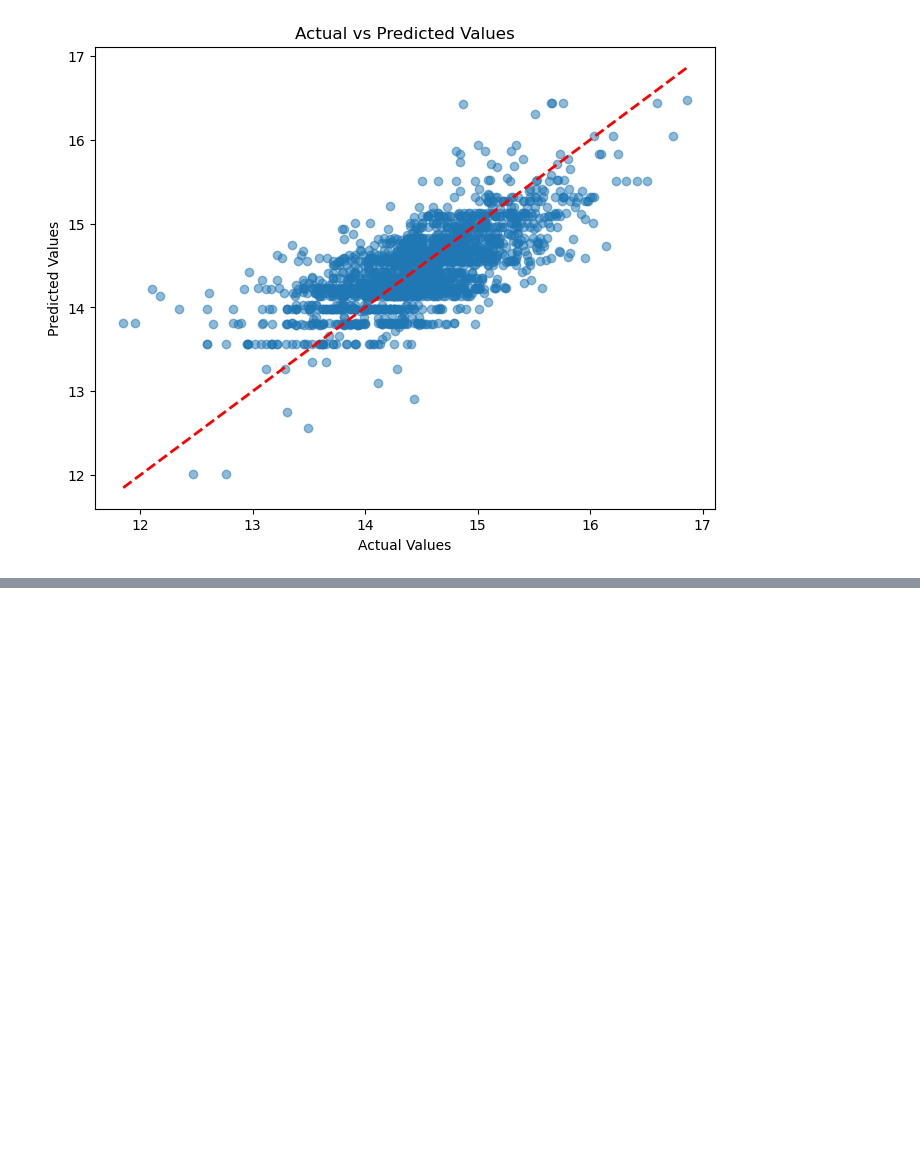
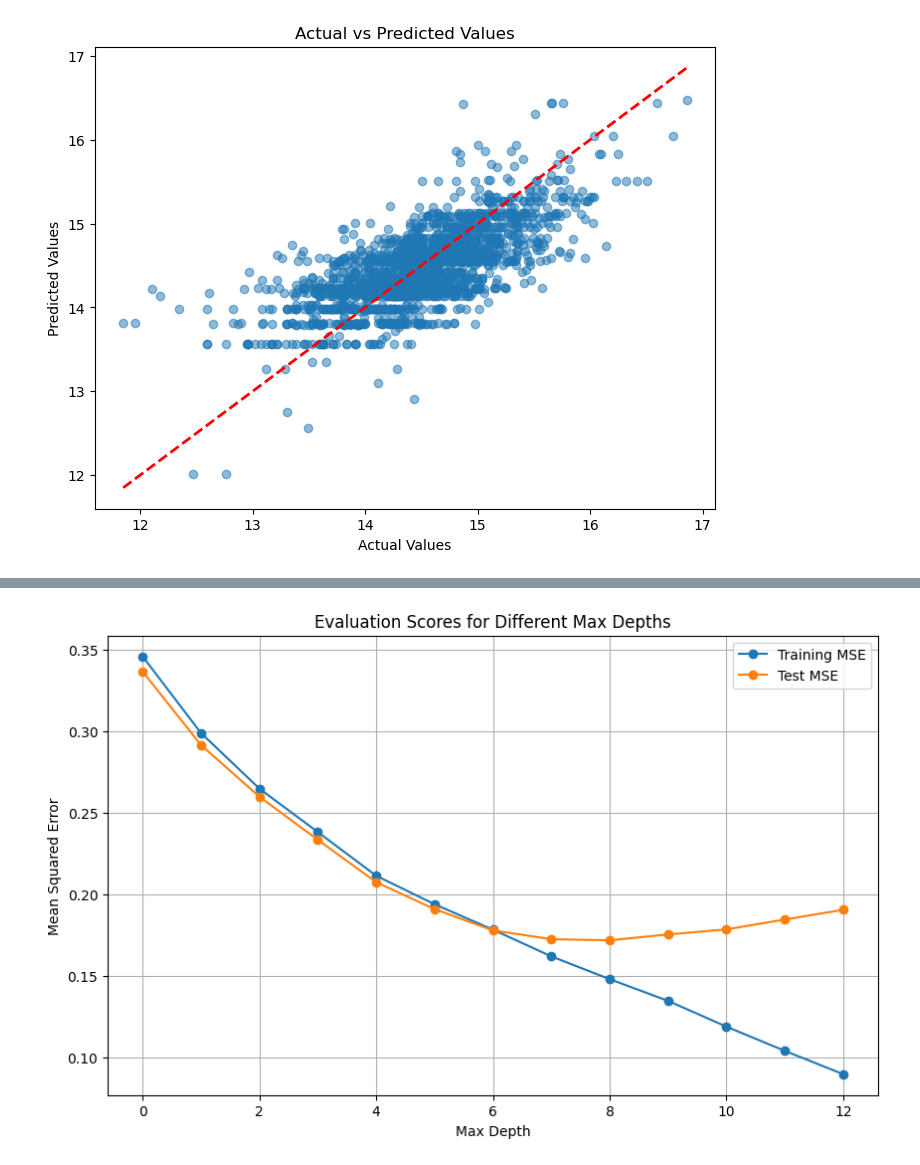
Before and after one commit to casperHansenTEOA/dat341, a Jupyter notebook: lab1.ipynb, the cells around one changed output, grey strips where cells are left out. Drawn from its saved outputs; the diff is of its cells as text; code cells hidden in the pictures; blank space fills up the shorter version.

Commit message:
made the plots do what we wanted

```diff
--- a/lab1.ipynb
+++ b/lab1.ipynb
@@ -935,0 +868,42 @@ R² Test Score: 0.43918787423167216
+# %%
+import matplotlib.pyplot as plt
+from sklearn.metrics import mean_squared_error
+
+def plot_evaluation_scores(Xtrain, Ytrain, Xtest, Ytest, max_depth_range):
+    train_scores = []
+    test_scores = []
+
+    for depth in max_depth_range:
+        # Train the TreeRegressor
+        reg = TreeRegressor(max_depth=depth, variance=0.001)
+        reg.fit(Xtrain, Ytrain)
+
+        # Predict on the training and test data
+        Ytrain_pred = reg.predict(Xtrain)
+        Ytest_pred = reg.predict(Xtest)
+
+        # Compute mean squared error
+        train_mse = mean_squared_error(Ytrain, Ytrain_pred)
+        test_mse = mean_squared_error(Ytest, Ytest_pred)
+
+        train_scores.append(train_mse)
+        test_scores.append(test_mse)
+
+    # Plot the scores
+    plt.figure(figsize=(10, 6))
+    plt.plot(max_depth_range, train_scores, label='Training MSE', marker='o')
+    plt.plot(max_depth_range, test_scores, label='Test MSE', marker='o')
+    plt.xlabel('Max Depth')
+    plt.ylabel('Mean Squared Error')
+    plt.title('Evaluation Scores for Different Max Depths')
+    plt.legend()
+    plt.grid()
+    plt.show()
+
+# Define the range of max_depth values
+max_depth_range = range(0, 13)
+
+# Call the function to plot the evaluation scores
+plot_evaluation_scores(XtrainHouse, YtrainHouse, XtestHouse, YtestHouse, max_depth_range)
+# %% [output]
+[figure, added]
```
Also changed, not shown: parts of 2 cells of this notebook.
